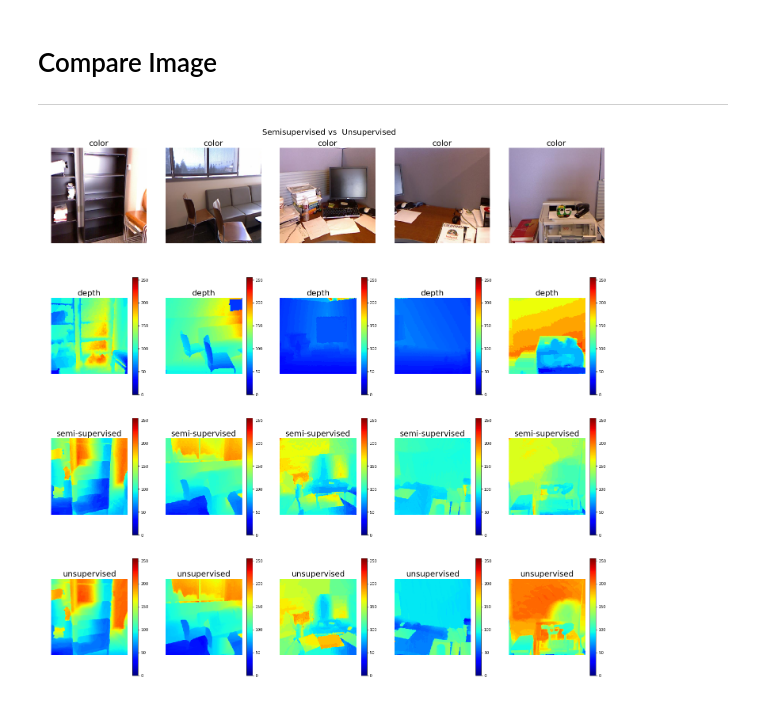
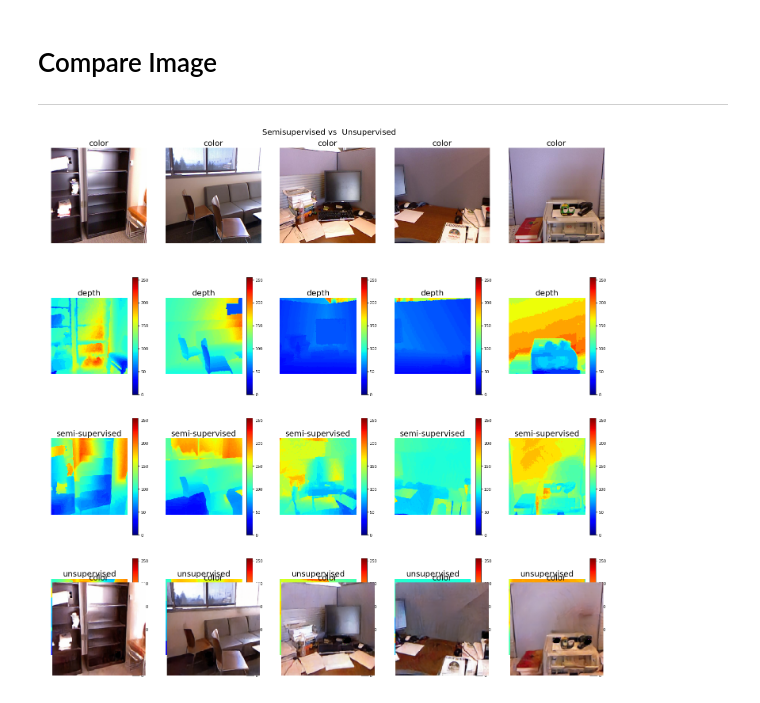
Before and after one commit to KICU1129/DepthImageGAN, a Jupyter notebook: analysis/eda.ipynb, the cells around one changed output. Saved outputs shown, nothing was run; the diff lists cells and outputs as text; code cells hidden in the pictures.

```diff
--- a/analysis/eda.ipynb
+++ b/analysis/eda.ipynb
@@ -103,17 +112,20 @@ def get_images(folder,num=100):
     fake_path=os.listdir(folder+"fake")
     depth_path=os.listdir(folder+"depth")
     color_path=os.listdir(folder+"color")
-    images={"fake":[],"depth":[],"color":[]}
+    cycle_path=os.listdir(folder+"cycle")
+    images={"fake":[],"depth":[],"color":[],"cycle":[]}
     for i in range(num):
         fake=cv2.imread(f"{folder}fake/{fake_path[i]}",0)
         depth=cv2.imread(f"{folder}depth/{depth_path[i]}",0)
         color=cv2.imread(f"{folder}color/{color_path[i]}")
+        cycle=cv2.imread(f"{folder}cycle/{cycle_path[i]}")
         images["fake"].append(fake)
         images["depth"].append(depth)
         images["color"].append(color)
+        images["cycle"].append(cycle)
     return images
 # %%
-im_path1="../output/analysis/cyclegan_pytorch/"
+im_path1="../output/analysis/cyclegan_pytorch_/"
 im_path2="../output/analysis/cyclegan_unpaired_ver5.1.0/"
 
 im_semi=get_images(im_path2)
@@ -121,31 +133,36 @@ im_un=get_images(im_path1)
 # %%
 fig=plt.figure(figsize=(25,25))
 plt.title(" Semisupervised vs  Unsupervised",fontsize=20)
 plt.axis("off")
 
 for i in range(5):
 
     ax=fig.add_subplot(4,5,i+1)
     ax.set_title("color",fontsize=20)
     ax.imshow(im_semi["color"][i])
     ax.axis("off")
 
     ax=fig.add_subplot(4,5,i+1+5)
     ax.set_title("depth",fontsize=20)
     a=ax.imshow(im_semi["depth"][i],cmap="jet", vmin = 0, vmax =255)
     ax.axis("off")
     fig.colorbar(a, ax=ax)
 
     ax=fig.add_subplot(4,5,i+1+5+5)
     ax.set_title("semi-supervised",fontsize=20)
     a=ax.imshow(im_semi["fake"][i],cmap="jet", vmin = 0, vmax =255)
     ax.axis("off")
     fig.colorbar(a, ax=ax)
 
     ax=fig.add_subplot(4,5,i+1+5+5+5)
     ax.set_title("unsupervised",fontsize=20)
     a=ax.imshow(im_un["fake"][i],cmap="jet", vmin = 0, vmax =255)
     ax.axis("off")
     fig.colorbar(a, ax=ax)
+
+    ax=fig.add_subplot(5,5,i+1+5*4)
+    ax.set_title("color",fontsize=20)
+    ax.imshow(im_semi["cycle"][i])
+    ax.axis("off")
 # %% [output]
-[figure, old version]
+[figure, new version]
```
Also changed, not shown: parts of 23 cells of this notebook.
